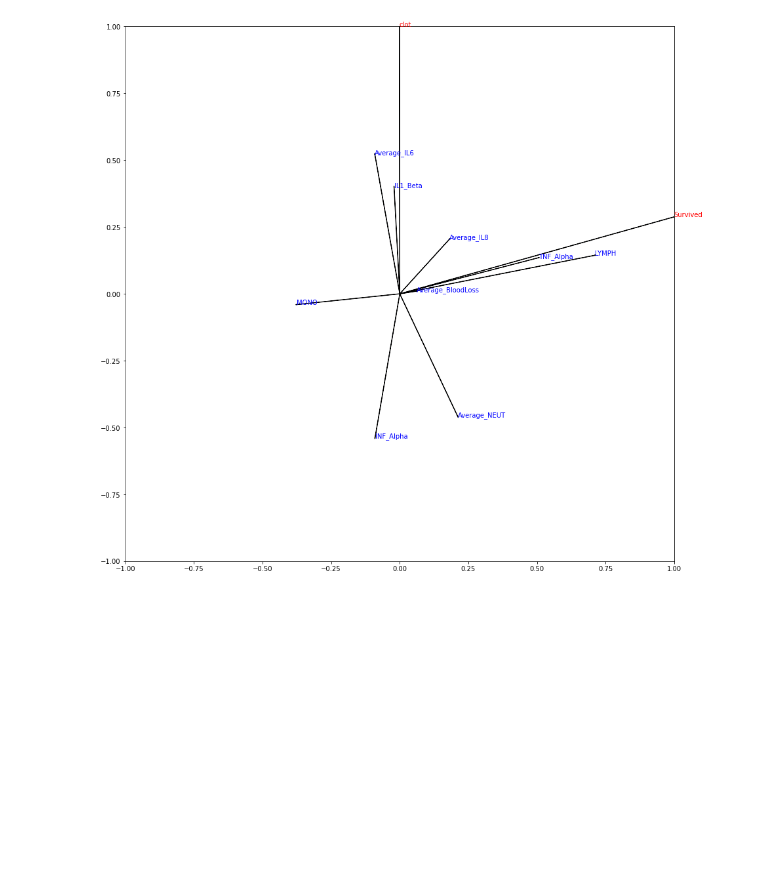
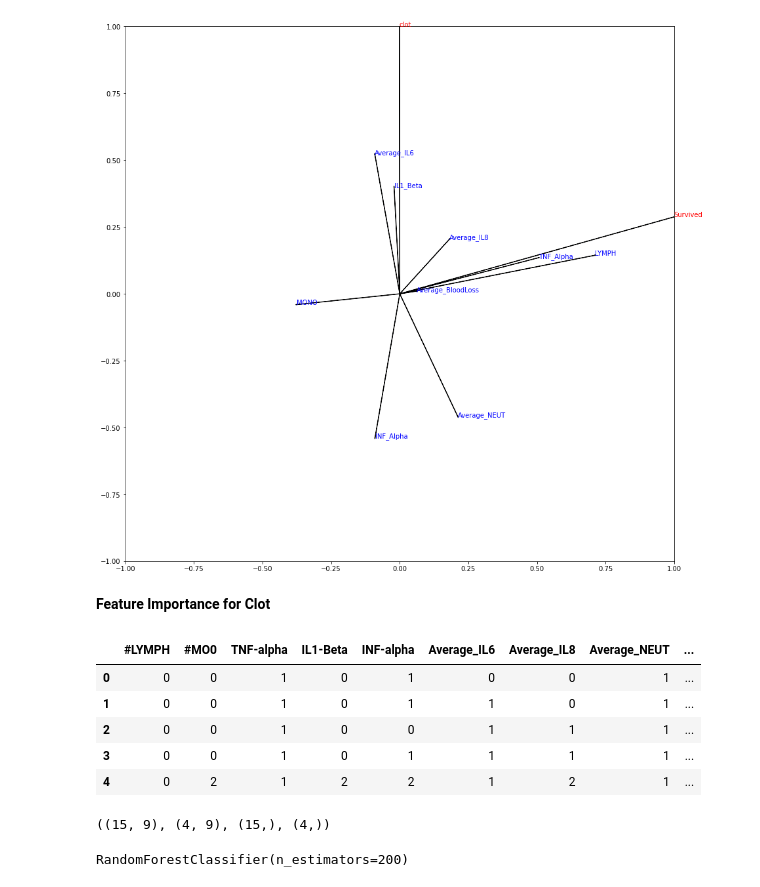
Before and after one commit to Chhaya1234/PorcineDataAnalysis, a Jupyter notebook: Frontiers_Code.ipynb, the cells around one changed output. Drawn from its saved outputs; the diff is of its cells as text; code cells hidden in the pictures; blank space fills up the shorter version.

```diff
--- a/Frontiers_Code.ipynb
+++ b/Frontiers_Code.ipynb
@@ -66,3 +68,5 @@ for var_i in range(nvariables):
 plt.show()
 # %% [output]
 [figure]
+# %% [markdown]
+**Feature Importance for Clot**
@@ -68,0 +85,11 @@ plt.show()
+# %%
+data = pd.read_csv("/content/Clot_CSV.csv")
+# %%
+data.head()
+# %% [output]
+|  | #LYMPH | #MO0 | TNF-alpha | IL1-Beta | INF-alpha | Average_IL6 | Average_IL8 | Average_NEUT | ... |
+| 0 | 0 | 0 | 1 | 0 | 1 | 0 | 0 | 1 | ... |
+| 1 | 0 | 0 | 1 | 0 | 1 | 1 | 0 | 1 | ... |
+| 2 | 0 | 0 | 1 | 0 | 0 | 1 | 1 | 1 | ... |
+| 3 | 0 | 0 | 1 | 0 | 1 | 1 | 1 | 1 | ... |
+| 4 | 0 | 2 | 1 | 2 | 2 | 1 | 2 | 1 | ... |
@@ -68,0 +99,15 @@ plt.show()
+# %%
+x_train, x_test, y_train, y_test = train_test_split(x,y, test_size=0.2, random_state=1)
+x_train.shape , x_test.shape, y_train.shape, y_test.shape
+# %% [output]
+((15, 9), (4, 9), (15,), (4,))
+# %%
+from sklearn.ensemble import RandomForestClassifier
+
+#Create a Gaussian Classifier
+clf=RandomForestClassifier(n_estimators=200)
+
+#Train the model using the training sets y_pred=clf.predict(X_test)
+clf.fit(x_train,y_train)
+# %% [output]
+RandomForestClassifier(n_estimators=200)
```
Also changed, not shown: parts of 21 cells of this notebook.
